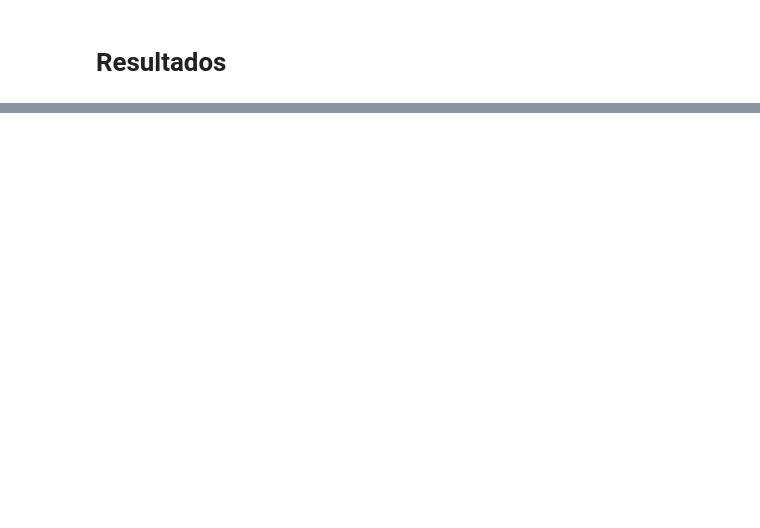
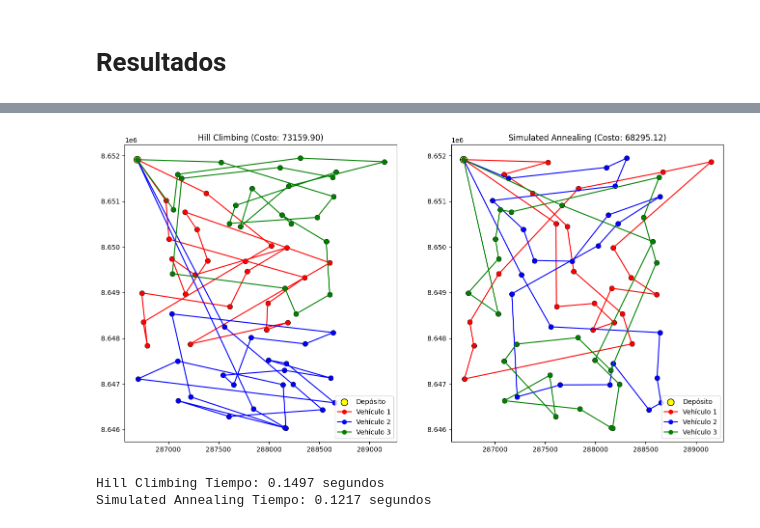
Before and after one commit to diperezbgit/IA-FUNDAMENTALS, a Jupyter notebook: TAREA_2/TAREA_2_HC_SA_pynb.ipynb, the cells around one changed output, grey strips where cells are left out. Drawn from its saved outputs; the diff is of its cells as text; code cells hidden in the pictures; blank space fills up the shorter version.

```diff
--- a/TAREA_2/TAREA_2_HC_SA_pynb.ipynb
+++ b/TAREA_2/TAREA_2_HC_SA_pynb.ipynb
@@ -295,0 +382,35 @@ plt.show()
+# %%
+# Crear datos
+random.seed(42)
+
+num_vehicles = 3
+# o si quieres asegurarte que el primer punto sea (0,0) y luego los demás de positions:
+locations = [(0, 0)] + positions
+
+
+# Ejecutar
+hc_solution, hc_cost = hill_climbing(locations, num_vehicles)
+sa_solution, sa_cost = simulated_annealing(locations, num_vehicles)
+
+# Graficar comparativo
+fig, (ax1, ax2) = plt.subplots(1, 2, figsize=(16, 8))
+plot_routes(locations, hc_solution, f"Hill Climbing (Costo: {hc_cost:.2f})", ax1)
+plot_routes(locations, sa_solution, f"Simulated Annealing (Costo: {sa_cost:.2f})", ax2)
+plt.show()
+
+
+# Tiempo ejecución Hill Climbing
+start = time.time()
+hc_solution, hc_cost = hill_climbing(locations, num_vehicles)
+end = time.time()
+print(f"Hill Climbing Tiempo: {end - start:.4f} segundos")
+
+# Tiempo ejecución Simulated Annealing
+start = time.time()
+sa_solution, sa_cost = simulated_annealing(locations, num_vehicles)
+end = time.time()
+print(f"Simulated Annealing Tiempo: {end - start:.4f} segundos")
+# %% [output]
+[figure, added]
+Hill Climbing Tiempo: 0.1497 segundos
+Simulated Annealing Tiempo: 0.1217 segundos
```
Also changed, not shown: parts of 5 cells of this notebook.
